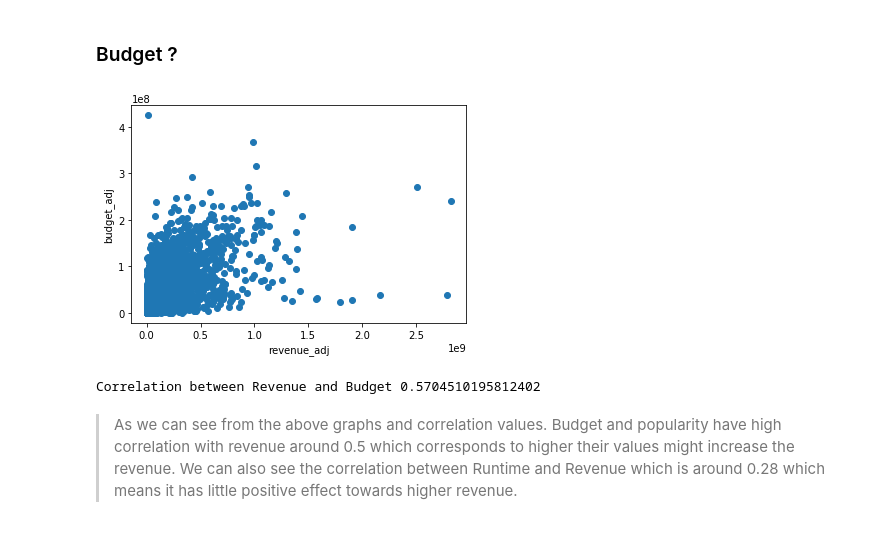
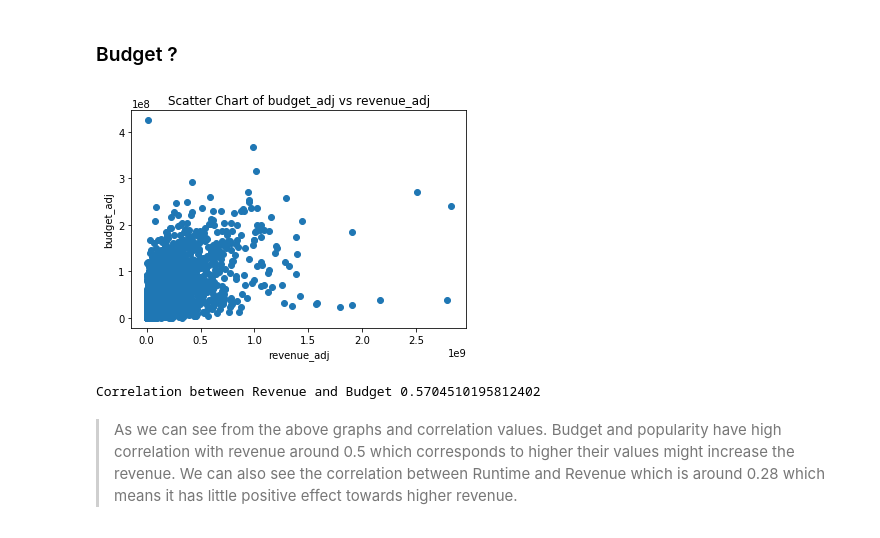
Before and after one commit to parveen1112/Investigate-dataset-tmdb, a Jupyter notebook: investigate-a-tmdb-dataset.ipynb, the cells around one changed output. Cells and saved outputs as stored; diff of their text form; code cells hidden in the pictures.

```diff
--- a/investigate-a-tmdb-dataset.ipynb
+++ b/investigate-a-tmdb-dataset.ipynb
@@ -362,13 +389,14 @@ Correlation between Revenue and Runtime 0.280504777238597
 # %%
 plt.scatter(updatedMoviesData['revenue_adj'], updatedMoviesData['budget_adj'])
 plt.xlabel('revenue_adj')
 plt.ylabel('budget_adj')
+plt.title("Scatter Chart of budget_adj vs revenue_adj")
 plt.show()
 
 correlation = updatedMoviesData['revenue_adj'].corr(updatedMoviesData['budget_adj'])
 print('Correlation between Revenue and Budget', correlation)
 # %% [output]
-[figure, old version]
+[figure, new version]
 Correlation between Revenue and Budget 0.5704510195812402
 # %% [markdown]
 > As we can see from the above graphs and correlation values. Budget and popularity have high correlation with revenue around 0.5 which corresponds to higher their values might increase the revenue. We can also see the correlation between Runtime and Revenue which is around 0.28 which means it has little positive effect towards higher revenue.
```
Also changed, not shown: parts of 5 cells of this notebook, 1 other file.
